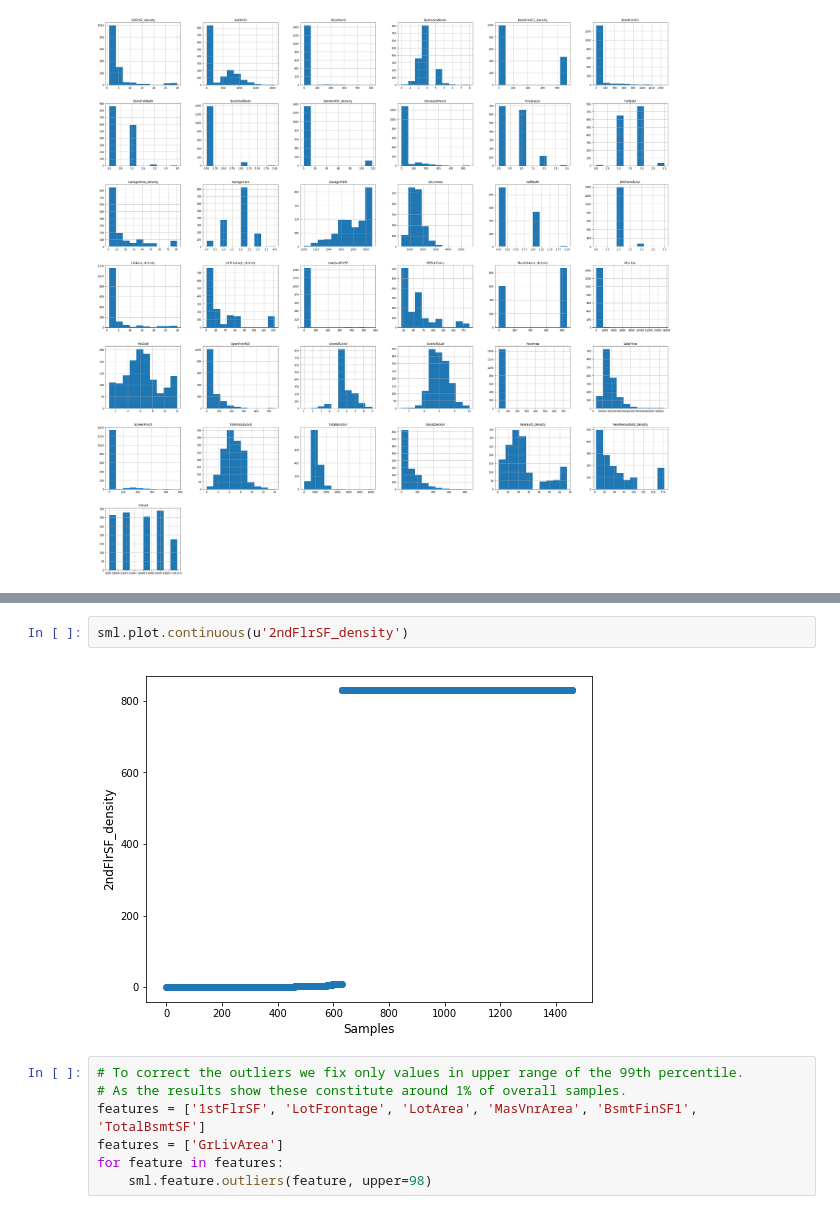
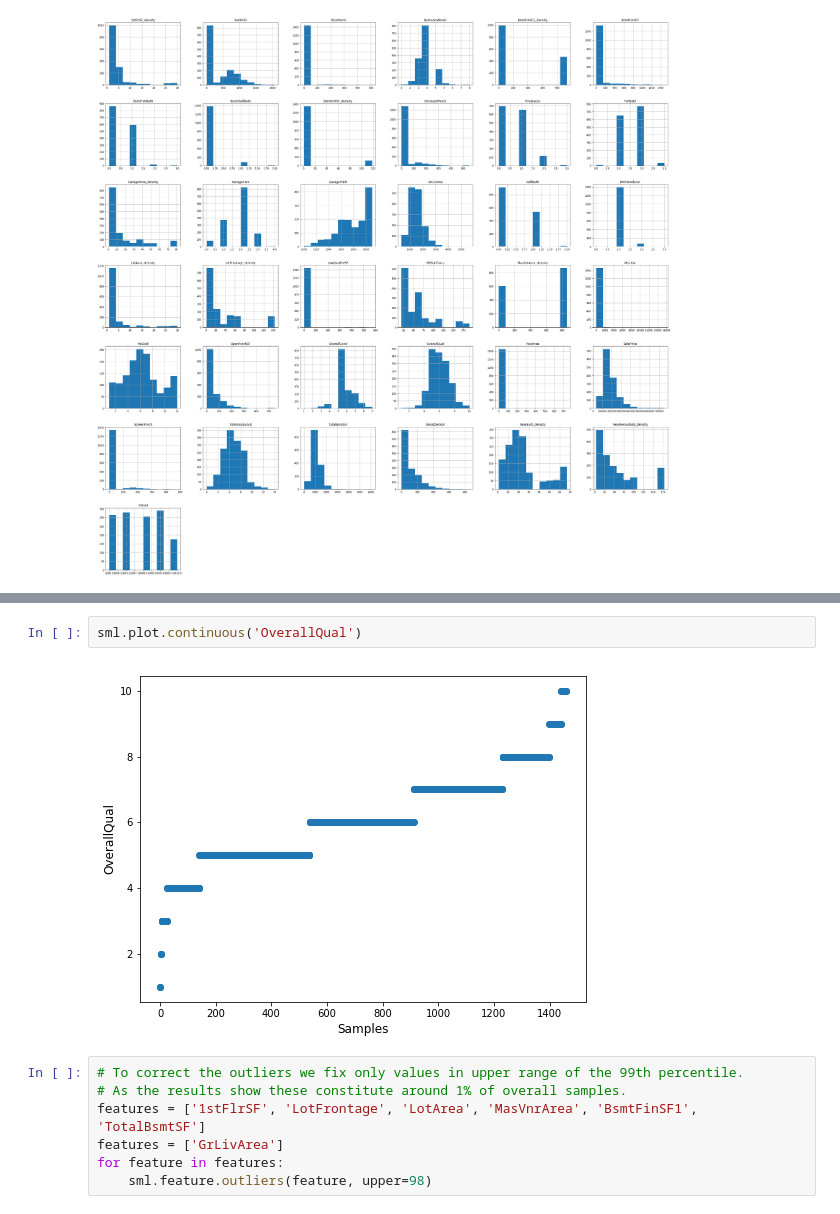
Before and after one commit to whille/kaggle, a Jupyter notebook: house_price/speed_ml_house.ipynb, the cells around one changed output, grey strips where cells are left out. Saved outputs shown, nothing was run; the diff lists cells and outputs as text.

```diff
--- a/house_price/speed_ml_house.ipynb
+++ b/house_price/speed_ml_house.ipynb
@@ -69,9 +69,9 @@ Index([          u'MSSubClass',             u'MSZoning',
         u'TotalBsmtSF_density',     u'2ndFlrSF_density'],
       dtype='object')
 # %%
-sml.plot.continuous(u'2ndFlrSF_density')
+sml.plot.continuous('OverallQual')
 # %% [output]
-[figure, old version]
+[figure, new version]
 # %%
 # To correct the outliers we fix only values in upper range of the 99th percentile.
 # As the results show these constitute around 1% of overall samples.
```
Also changed, not shown: parts of 2 cells of this notebook, 2 other files.
